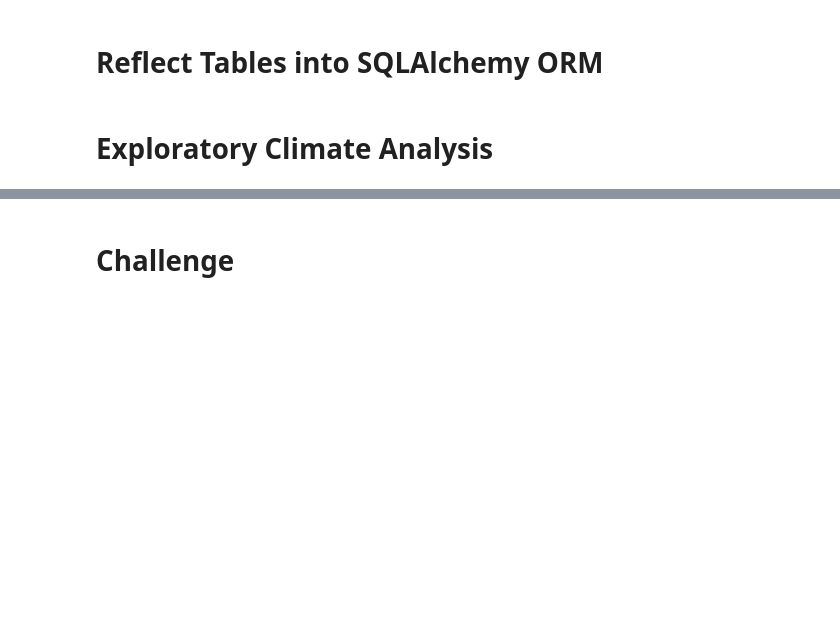
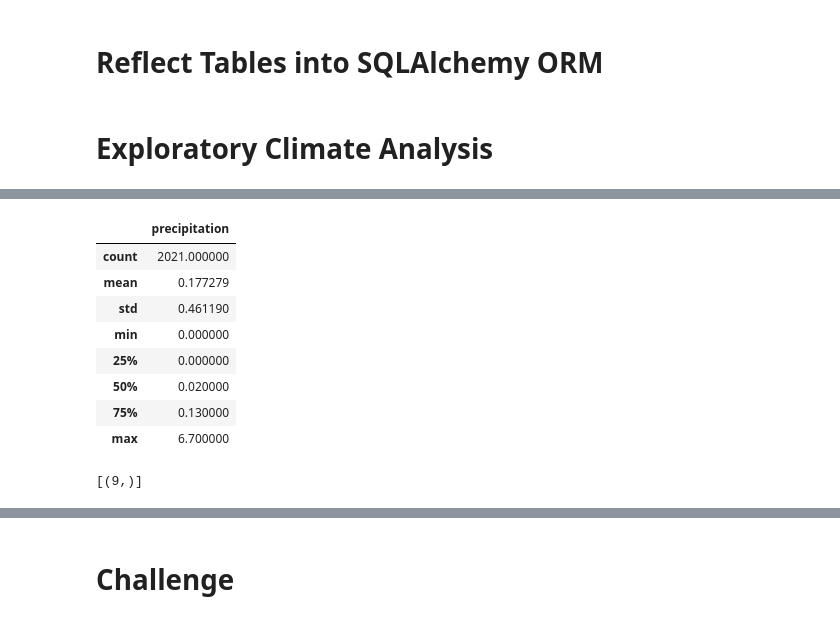
Before and after one commit to emariecovey/surfs_up, a Jupyter notebook: climate_analysis.ipynb, the cells around one changed output, grey strips where cells are left out. Drawn from its saved outputs; the diff is of its cells as text; code cells hidden in the pictures; blank space fills up the shorter version.

```diff
--- a/climate_analysis.ipynb
+++ b/climate_analysis.ipynb
@@ -67,2 +90,13 @@ session = Session(engine)
 # %%
 # Use Pandas to calcualte the summary statistics for the precipitation data
+df.describe()
+# %% [output]
+|  | precipitation |
+| count | 2021.000000 |
+| mean | 0.177279 |
+| std | 0.461190 |
+| min | 0.000000 |
+| 25% | 0.000000 |
+| 50% | 0.020000 |
+| 75% | 0.130000 |
+| max | 6.700000 |
@@ -73,0 +103,8 @@ session = Session(engine)
+# %%
+# How many stations are available in this dataset?
+#func.count() counts a given data set
+session.query(func.count(Station.station)).all()
+
+#results show that there are 9 stations collecting weather data
+# %% [output]
+[(9,)]
```
Also changed, not shown: parts of 6 cells of this notebook.
